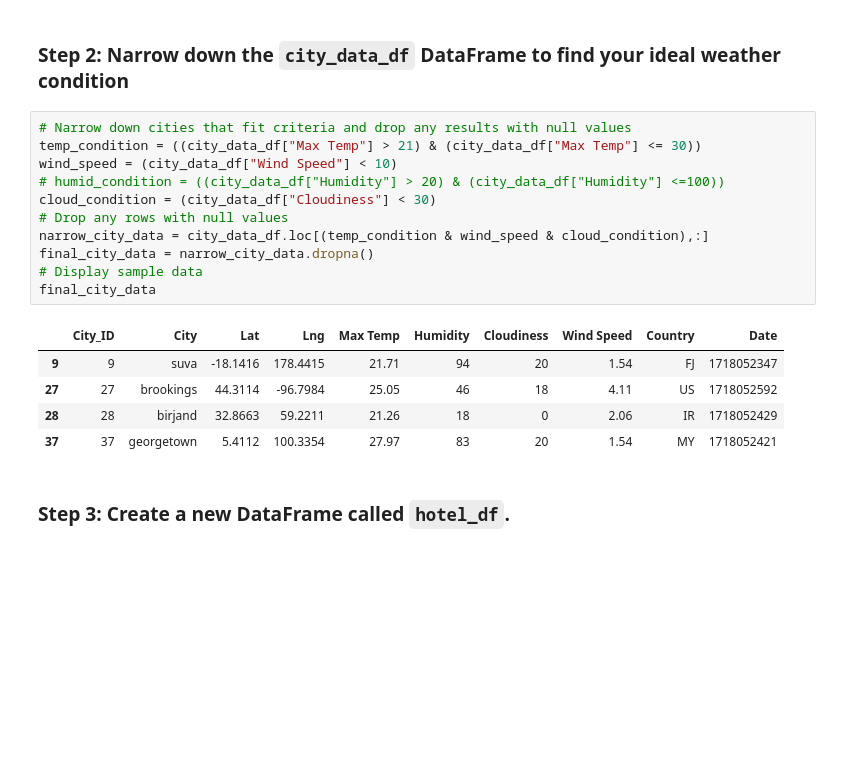
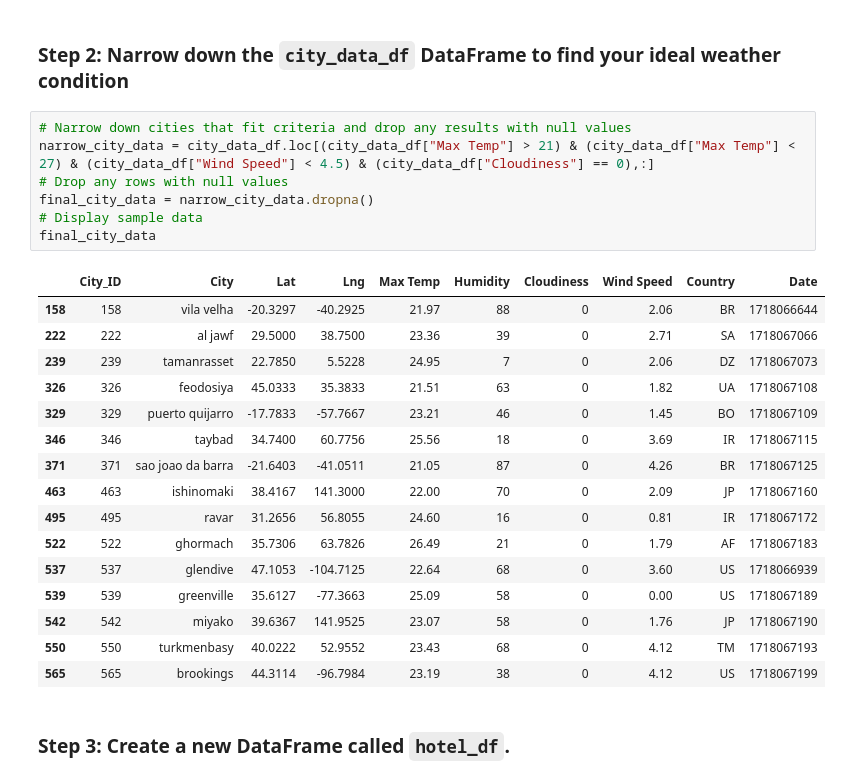
Before and after one commit to Arwalden4/python-api-challenge, a Jupyter notebook: WeatherPy/VacationPy.ipynb, the cells around one changed output. Drawn from its saved outputs; the diff is of its cells as text; blank space fills up the shorter version.

```diff
--- a/WeatherPy/VacationPy.ipynb
+++ b/WeatherPy/VacationPy.ipynb
@@ -57,21 +61,28 @@ plot_map
 ### Step 2: Narrow down the `city_data_df` DataFrame to find your ideal weather condition
 # %%
 # Narrow down cities that fit criteria and drop any results with null values
-temp_condition = ((city_data_df["Max Temp"] > 21) & (city_data_df["Max Temp"] <= 30))
-wind_speed = (city_data_df["Wind Speed"] < 10)
-# humid_condition = ((city_data_df["Humidity"] > 20) & (city_data_df["Humidity"] <=100))
-cloud_condition = (city_data_df["Cloudiness"] < 30)
+narrow_city_data = city_data_df.loc[(city_data_df["Max Temp"] > 21) & (city_data_df["Max Temp"] < 27) & (city_data_df["Wind Speed"] < 4.5) & (city_data_df["Cloudiness"] == 0),:]
 # Drop any rows with null values
-narrow_city_data = city_data_df.loc[(temp_condition & wind_speed & cloud_condition),:]
 final_city_data = narrow_city_data.dropna()
 # Display sample data
 final_city_data
 # %% [output]
 |  | City_ID | City | Lat | Lng | Max Temp | Humidity | Cloudiness | Wind Speed | Country | Date |
-| 9 | 9 | suva | -18.1416 | 178.4415 | 21.71 | 94 | 20 | 1.54 | FJ | 1718052347 |
-| 27 | 27 | brookings | 44.3114 | -96.7984 | 25.05 | 46 | 18 | 4.11 | US | 1718052592 |
-| 28 | 28 | birjand | 32.8663 | 59.2211 | 21.26 | 18 | 0 | 2.06 | IR | 1718052429 |
-| 37 | 37 | georgetown | 5.4112 | 100.3354 | 27.97 | 83 | 20 | 1.54 | MY | 1718052421 |
+| 158 | 158 | vila velha | -20.3297 | -40.2925 | 21.97 | 88 | 0 | 2.06 | BR | 1718066644 |
+| 222 | 222 | al jawf | 29.5000 | 38.7500 | 23.36 | 39 | 0 | 2.71 | SA | 1718067066 |
+| 239 | 239 | tamanrasset | 22.7850 | 5.5228 | 24.95 | 7 | 0 | 2.06 | DZ | 1718067073 |
+| 326 | 326 | feodosiya | 45.0333 | 35.3833 | 21.51 | 63 | 0 | 1.82 | UA | 1718067108 |
+| 329 | 329 | puerto quijarro | -17.7833 | -57.7667 | 23.21 | 46 | 0 | 1.45 | BO | 1718067109 |
+| 346 | 346 | taybad | 34.7400 | 60.7756 | 25.56 | 18 | 0 | 3.69 | IR | 1718067115 |
+| 371 | 371 | sao joao da barra | -21.6403 | -41.0511 | 21.05 | 87 | 0 | 4.26 | BR | 1718067125 |
+| 463 | 463 | ishinomaki | 38.4167 | 141.3000 | 22.00 | 70 | 0 | 2.09 | JP | 1718067160 |
+| 495 | 495 | ravar | 31.2656 | 56.8055 | 24.60 | 16 | 0 | 0.81 | IR | 1718067172 |
+| 522 | 522 | ghormach | 35.7306 | 63.7826 | 26.49 | 21 | 0 | 1.79 | AF | 1718067183 |
+| 537 | 537 | glendive | 47.1053 | -104.7125 | 22.64 | 68 | 0 | 3.60 | US | 1718066939 |
+| 539 | 539 | greenville | 35.6127 | -77.3663 | 25.09 | 58 | 0 | 0.00 | US | 1718067189 |
+| 542 | 542 | miyako | 39.6367 | 141.9525 | 23.07 | 58 | 0 | 1.76 | JP | 1718067190 |
+| 550 | 550 | turkmenbasy | 40.0222 | 52.9552 | 23.43 | 68 | 0 | 4.12 | TM | 1718067193 |
+| 565 | 565 | brookings | 44.3114 | -96.7984 | 23.19 | 38 | 0 | 4.12 | US | 1718067199 |
 # %% [markdown]
 ### Step 3: Create a new DataFrame called `hotel_df`.
 # %%
```
Also changed, not shown: parts of 7 cells of this notebook, 6 other files.
